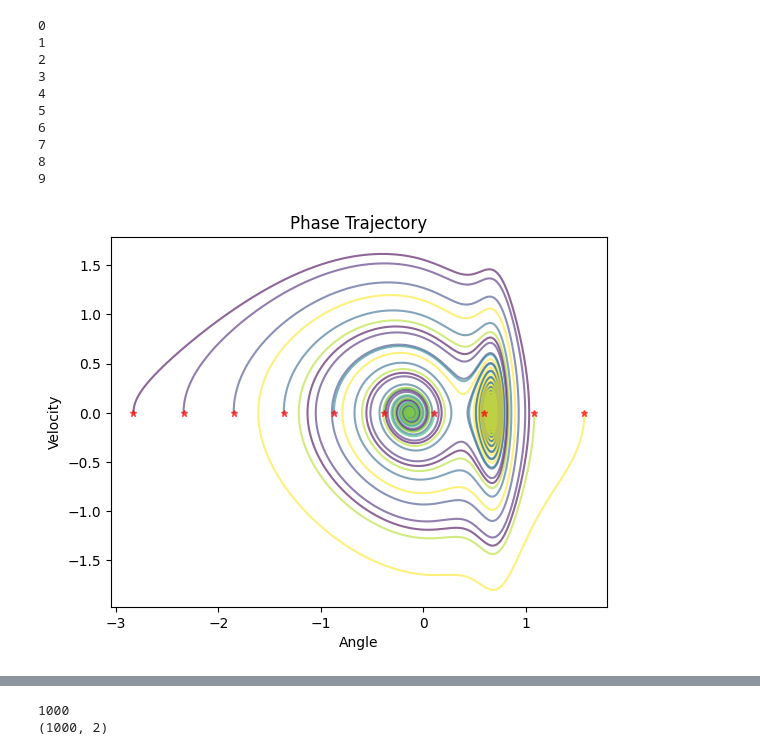
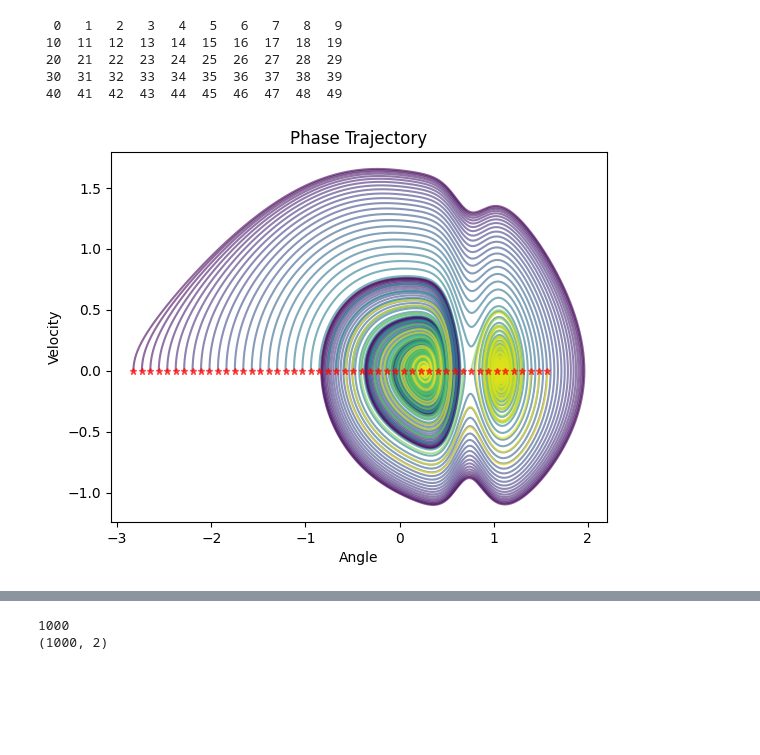
Before and after one commit to Dobel26/MagneticPendulum, a Jupyter notebook: simulation.ipynb, the cells around one changed output, grey strips where cells are left out. Cells and saved outputs as stored; diff of their text form; code cells hidden in the pictures; blank space fills up the shorter version.

```diff
--- a/simulation.ipynb
+++ b/simulation.ipynb
@@ -37,11 +37,12 @@ class system:
         l = 1
         mu0 = 1
 
-        lagrange = -g / l * np.sin(x[0]) - self.damp * x[1]
+        # lagrange = -g / l * np.sin(x[0]) - self.damp * x[1]
+        lagrange = -g/l * np.sin(x[0]) - self.damp * x[1] / (m * l**2)
 
-        pos = np.array([np.sin(x[0]), np.cos(x[0])])
-        pen_mom = self.moment * pos
-        pos = l * pos
+        pen_direction = np.array([np.sin(x[0]), np.cos(x[0])])
+        pen_mom = self.moment * pen_direction
+        pos = l * pen_direction
 
         if len(magnets) == 0:
             return np.array([x[1], lagrange])
@@ -51,7 +52,11 @@ class system:
             r_norm = np.linalg.norm(r)
             r_hat = r / r_norm
 
-            lagrange += -mu0 / (4 * np.pi * m * l * r_norm**5) * (15 * np.dot(pen_mom, r_hat) * np.dot(magnet.mom, r_hat) - 3 * np.dot(pen_mom, magnet.mom)) * (r[0] * np.cos(x[0]) - r[1] * np.sin(x[0]))
+            # blue = -mu0 / (4 * np.pi * m * l * r_norm**5) * (9 * np.dot(pen_mom, r_hat) * np.dot(magnet.mom, r_hat) - 3 * np.dot(pen_mom, magnet.mom))
+            # green = r[0] * np.cos(x[0]) - r[1] * np.sin(x[0])
+            # lagrange += blue + green
+            # lagrange += -mu0 / (4 * np.pi * m * l * r_norm**5) * (15 * np.dot(pen_mom, r_hat) * np.dot(magnet.mom, r_hat) - 3 * np.dot(pen_mom, magnet.mom)) * (r[0] * np.cos(x[0]) - r[1] * np.sin(x[0]))
+            lagrange += -mu0 / (4 * np.pi * m * l * r_norm**5) * (3 * np.dot(pen_mom, magnet.mom) - 9 * np.dot(pen_mom, r_hat) * np.dot(magnet.mom, r_hat)) * (magnet.pos[1] * pen_direction[0] - magnet.pos[0] * pen_direction[1])
 
         return np.array([x[1], lagrange])
 
@@ -134,7 +139,7 @@ class system:
 # %%
 fig, ax = plt.subplots()
 
-num_sims = 20
+num_sims = 120
 colors = plt.cm.viridis(np.linspace(0, 1, num_sims))
 
 for i, phi in enumerate(np.linspace(-2, 2, num_sims)):
@@ -144,8 +149,8 @@ for i, phi in enumerate(np.linspace(-2, 2, num_sims)):
     pendulum.add_magnet(magnet(pos=np.array([0, 1.2]), mom=np.array([0, -0.1])))
     pendulum.solve()
     pendulum.plot_solution(ax, colors[i])
-    if not (i) % 10:
-        print(i)
+
+    print(f"  {i}" if i < 10 else f" {i}" if i < 100 else i, end=" " if (i+1) % 10 else "\n")
 
 ax.set_xlabel("time")
 ax.set_ylabel("angle")
@@ -157,35 +172,30 @@ plt.show()
 # %%
 fig, ax = plt.subplots()
 
-num_sims = 10
+num_sims = 50
 colors = plt.cm.viridis(np.linspace(0, 1, num_sims))
 
 ics = []
 for i, phi in enumerate(np.linspace(-0.9 * np.pi, 0.5 * np.pi, num_sims)):
     ics.append([phi, 0])
     pendulum = system(ic=ics[-1], dt=0.01, t_max=50)
     pendulum.add_magnet(magnet(pos=np.array([1, 1.2]), mom=np.array([0, 1.0])))
     # pendulum.add_magnet(magnet(pos=np.array([-0.5, 1.2]), mom=np.array([0, 0.8])))
     # pendulum.add_magnet(magnet(pos=np.array([0, 1.2]), mom=np.array([0, -0.1])))
     pendulum.solve()
     pendulum.plot_phase(ax, colors[i])
-    # if not (i) % 5:
-    print(i)
+
+    print(f"  {i}" if i < 10 else f" {i}" if i < 100 else i, end=" " if (i+1) % 10 else "\n")
 
 for ic in ics:
     ax.plot(ic[0], ic[1], 'r*', markersize=5, alpha=0.6)
 
 plt.show()
 # %% [output]
-0
-1
-2
-3
-4
-5
-6
-7
-8
-9
+  0   1   2   3   4   5   6   7   8   9
+ 10  11  12  13  14  15  16  17  18  19
+ 20  21  22  23  24  25  26  27  28  29
+ 30  31  32  33  34  35  36  37  38  39
+ 40  41  42  43  44  45  46  47  48  49
-[figure, old version]
+[figure, new version]
 # %%
```
Also changed, not shown: parts of 2 cells of this notebook, 2 other files.
